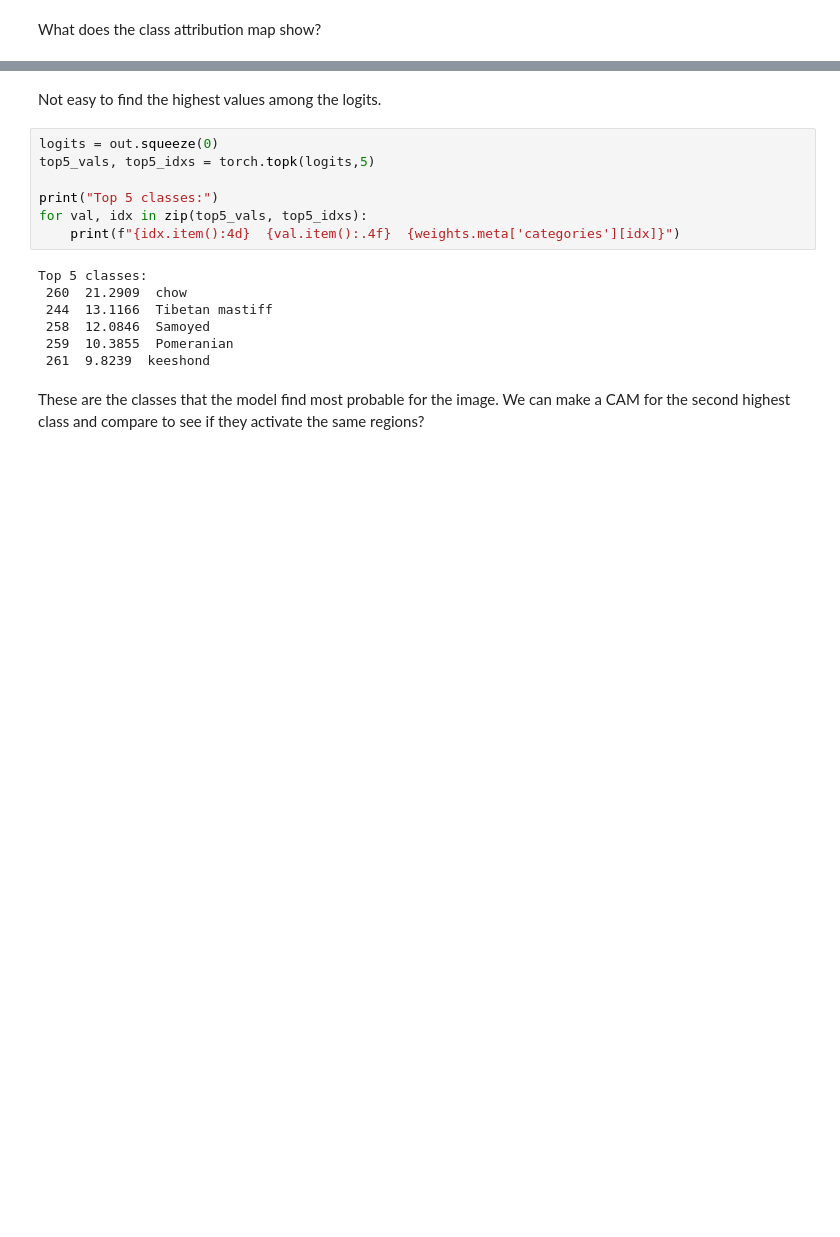
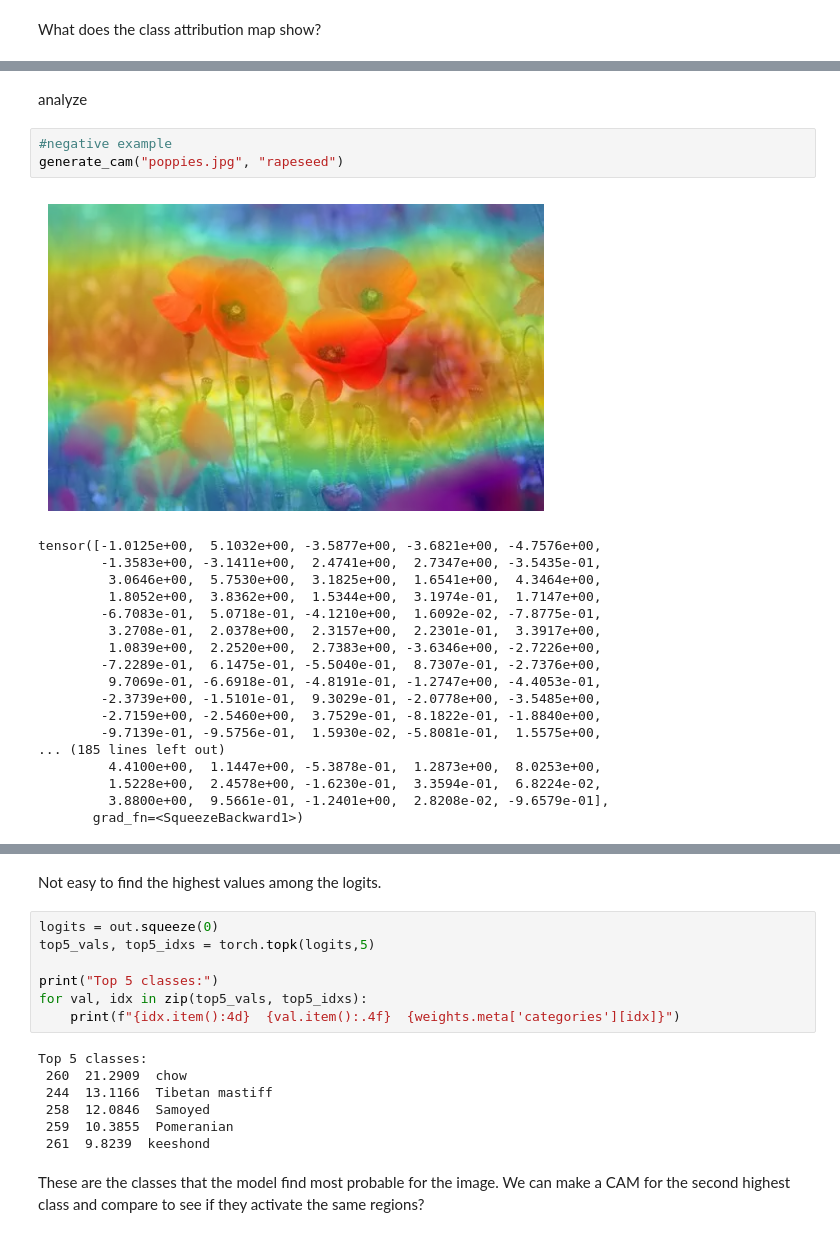
Before and after one commit to JuliaMoa/ML-Assignment2, a Jupyter notebook: report.ipynb, the cells around one changed output, grey strips where cells are left out. Cells and saved outputs as stored; diff of their text form; blank space fills up the shorter version.

```diff
--- a/report.ipynb
+++ b/report.ipynb
@@ -130,0 +164,24 @@ Let's check out the logits for the positive example of the first class
+# %% [markdown]
+analyze
+# %%
+#negative example
+generate_cam("poppies.jpg", "rapeseed")
+# %% [output]
+[figure, added]
+tensor([-1.0125e+00,  5.1032e+00, -3.5877e+00, -3.6821e+00, -4.7576e+00,
+        -1.3583e+00, -3.1411e+00,  2.4741e+00,  2.7347e+00, -3.5435e-01,
+         3.0646e+00,  5.7530e+00,  3.1825e+00,  1.6541e+00,  4.3464e+00,
+         1.8052e+00,  3.8362e+00,  1.5344e+00,  3.1974e-01,  1.7147e+00,
+        -6.7083e-01,  5.0718e-01, -4.1210e+00,  1.6092e-02, -7.8775e-01,
+         3.2708e-01,  2.0378e+00,  2.3157e+00,  2.2301e-01,  3.3917e+00,
+         1.0839e+00,  2.2520e+00,  2.7383e+00, -3.6346e+00, -2.7226e+00,
+        -7.2289e-01,  6.1475e-01, -5.5040e-01,  8.7307e-01, -2.7376e+00,
+         9.7069e-01, -6.6918e-01, -4.8191e-01, -1.2747e+00, -4.4053e-01,
+        -2.3739e+00, -1.5101e-01,  9.3029e-01, -2.0778e+00, -3.5485e+00,
+        -2.7159e+00, -2.5460e+00,  3.7529e-01, -8.1822e-01, -1.8840e+00,
+        -9.7139e-01, -9.5756e-01,  1.5930e-02, -5.8081e-01,  1.5575e+00,
+... (185 lines left out)
+         4.4100e+00,  1.1447e+00, -5.3878e-01,  1.2873e+00,  8.0253e+00,
+         1.5228e+00,  2.4578e+00, -1.6230e-01,  3.3594e-01,  6.8224e-02,
+         3.8800e+00,  9.5661e-01, -1.2401e+00,  2.8208e-02, -9.6579e-01],
+       grad_fn=<SqueezeBackward1>)
```
Also changed, not shown: parts of 21 cells of this notebook.
